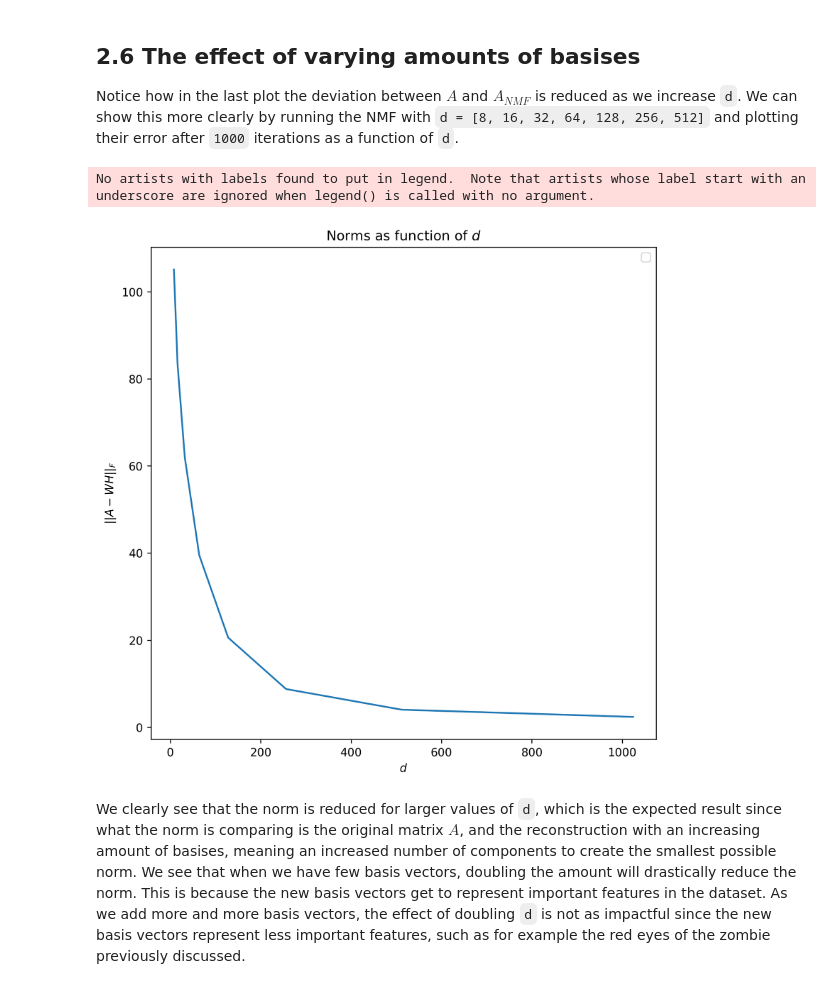
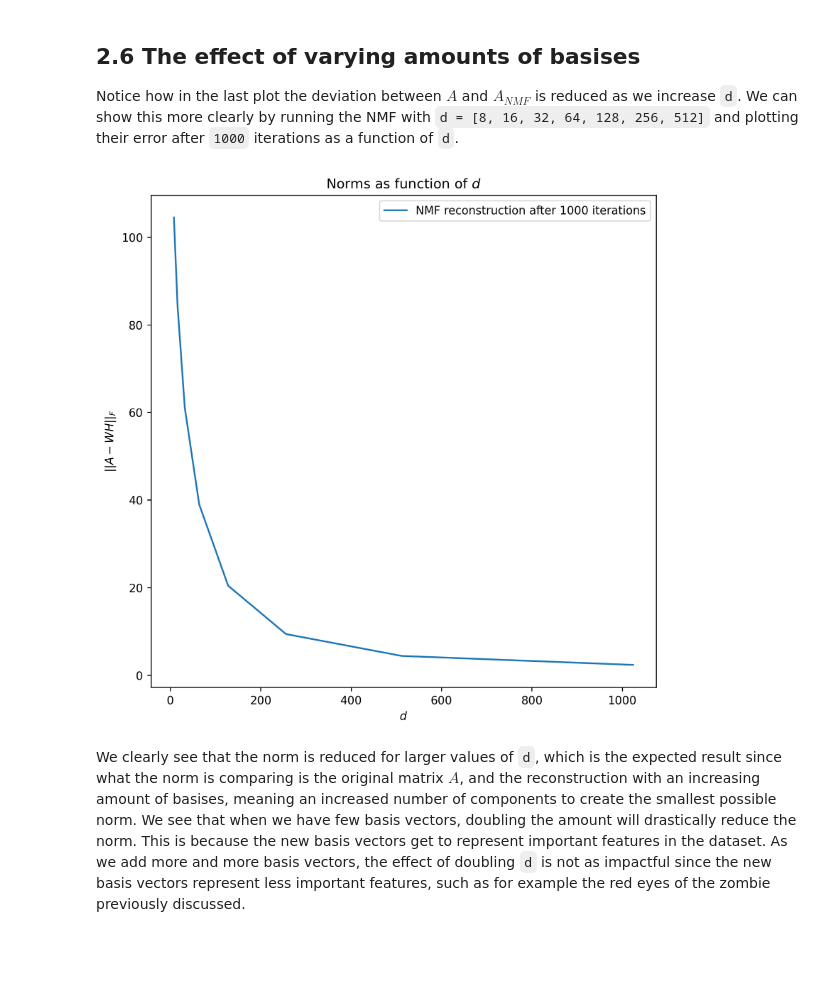
Before and after one commit to sundematias/TMA4320-IndMat-Project-3, a Jupyter notebook: final_product.ipynb, the cells around one changed output. Cells and saved outputs as stored; diff of their text form; code cells hidden in the pictures; blank space fills up the shorter version.

```diff
--- a/final_product.ipynb
+++ b/final_product.ipynb
@@ -1110,29 +1110,28 @@ Notice how in the last plot the deviation between $A$ and $A_{NMF}$ is reduced a
 # %%
 def final_norms():
     '''
     Calculating and plotting the final norms for every iteration of the NMF-function
     '''
     # Importing the faces-data
     faces_data = np.load('faces.npz')
     faces = faces_data['faces_500']
 
     N = 500 # The number of faces imported
 
     # Splitting the faces into different channels and reshaping
     faces_rgb, faces_opacity, faces_reshaped = split_and_reshape(faces, N)
 
     d_vals = [8,16,32, 64, 128, 256,512,1024] # The different numbers of columns in the W-matrix
 
     # Calculating the norms
     norms = calculate_norms(faces_reshaped, faces_reshaped, d_vals)[1]
 
     # Plotting the norms
-    plot_norms([norms], [], [d_vals], [''], r'Norms as function of $d$', r'$d$', r'$\vert\vert{A-WH}\vert\vert_{F}$')
+    plot_norms([norms], [], [d_vals], ['NMF reconstruction after 1000 iterations'], r'Norms as function of $d$', r'$d$', r'$\vert\vert{A-WH}\vert\vert_{F}$')
 
 final_norms()
 # %% [output]
-No artists with labels found to put in legend.  Note that artists whose label start with an underscore are ignored when legend() is called with no argument.
-[figure, old version]
+[figure, new version]
 # %% [markdown]
 
 We clearly see that the norm is reduced for larger values of `d`, which is the expected result since what the norm is comparing is the original matrix $A$, and the reconstruction with an increasing amount of basises, meaning an increased number of components to create the smallest possible norm. We see that when we have few basis vectors, doubling the amount will drastically reduce the norm. This is because the new basis vectors get to represent important features in the dataset. As we add more and more basis vectors, the effect of doubling `d` is not as impactful since the new basis vectors represent less important features, such as for example the red eyes of the zombie previously discussed.
```
